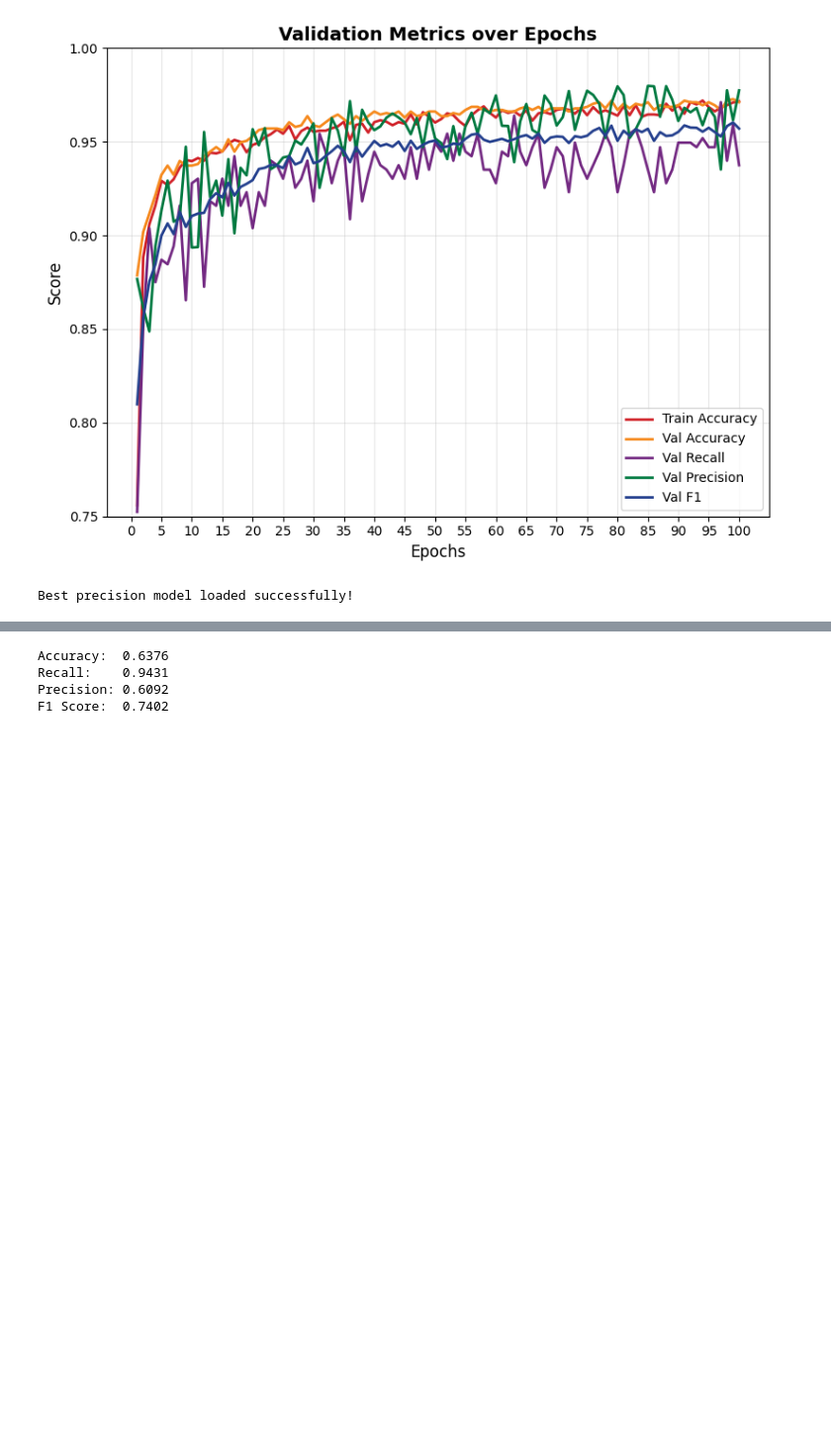
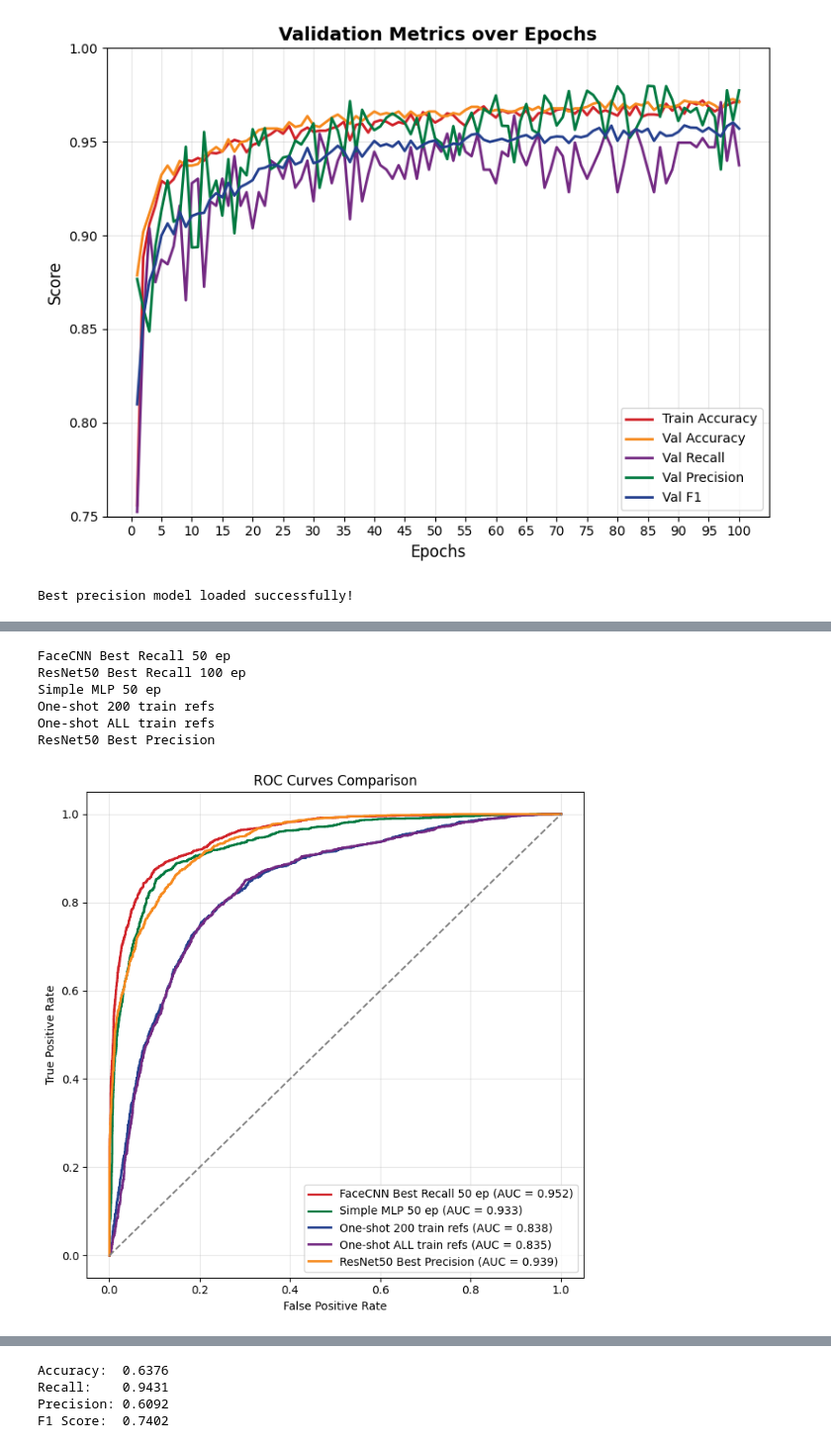
Before and after one commit to DominikKlisiewicz/faces, a Jupyter notebook: modelling.ipynb, the cells around one changed output, grey strips where cells are left out. Shown: that part at 99% size. Drawn from its saved outputs; the diff is of its cells as text; code cells hidden in the pictures; blank space fills up the shorter version.

```diff
--- a/modelling.ipynb
+++ b/modelling.ipynb
@@ -1025,0 +1346,34 @@ plt.show()
+# %%
+plt.figure(figsize=(7,7))
+colors = ["#d12229", "#f68a1e", "#007940", "#24408e", "#732982", '#f68a1e' ,"#8a4b2e"]
+
+for idx, (name, preds_dict) in enumerate(all_model_results.items()):
+    print(name)
+    if name == "ResNet50 Best Recall 100 ep":
+        continue
+    y_true = np.array(preds_dict["true_label"])
+    y_prob = np.array(preds_dict["prob_target"])  # probability of positive class
+
+    fpr, tpr, _ = roc_curve(y_true, y_prob)
+    roc_auc = roc_auc_score(y_true, y_prob)
+
+    plt.plot(fpr, tpr, color=colors[idx % len(colors)], lw=2,
+             label=f"{name} (AUC = {roc_auc:.3f})")
+
+plt.plot([0,1], [0,1], linestyle='--', color='gray')
+plt.xlabel("False Positive Rate")
+plt.ylabel("True Positive Rate")
+plt.title("ROC Curves Comparison")
+plt.legend(loc="lower right")
+plt.grid(alpha=0.3)
+plt.tight_layout()
+plt.savefig("ROC_CURVES_FINAL.png")
+plt.show()
+# %% [output]
+FaceCNN Best Recall 50 ep
+ResNet50 Best Recall 100 ep
+Simple MLP 50 ep
+One-shot 200 train refs
+One-shot ALL train refs
+ResNet50 Best Precision
+[figure, added]
```
Also changed, not shown: parts of 31 cells of this notebook, 4 other files.
